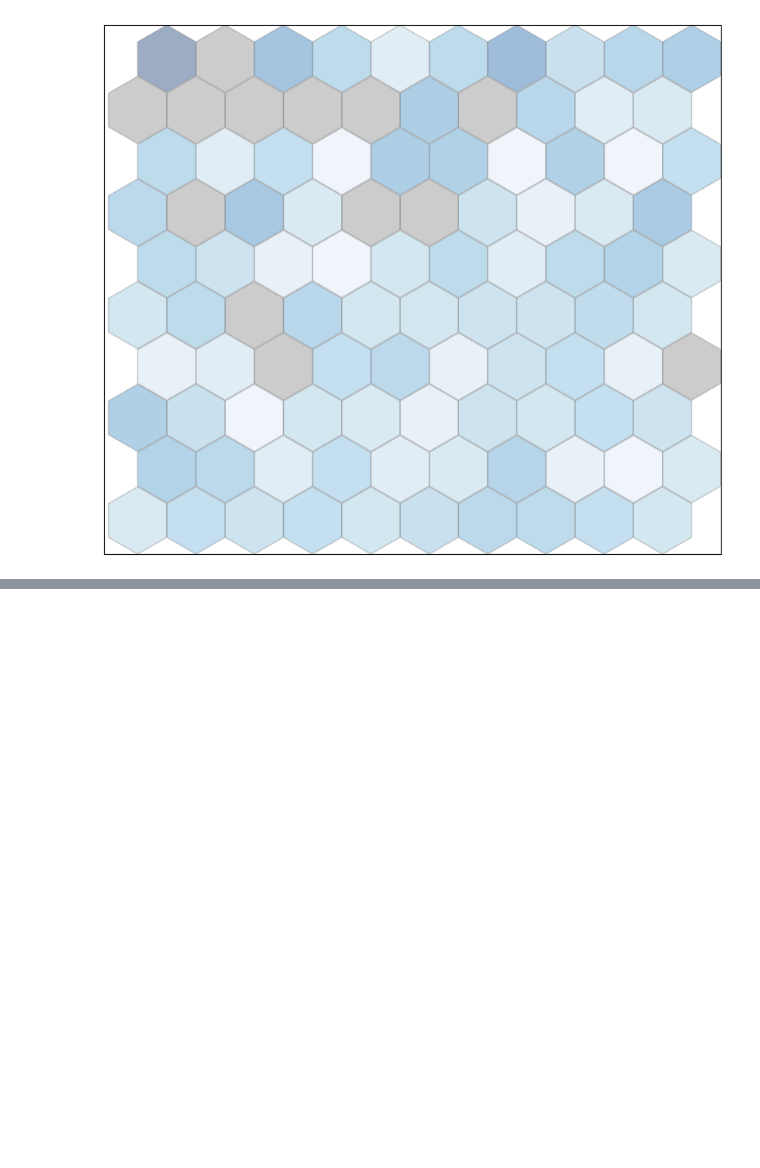
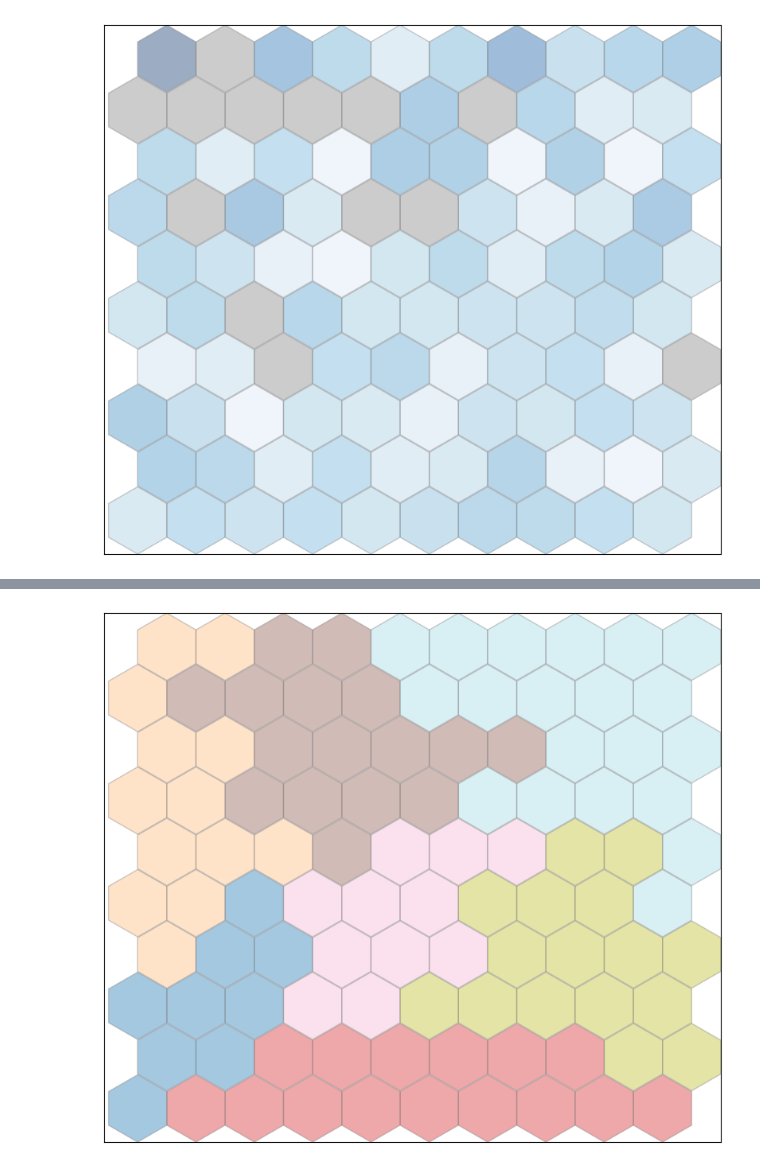
Before and after one commit to SZ-yang/SCSeq_LineageBarcoding, a Jupyter notebook: kevin/Writeup6_SOM/Writeup6_LARRY_SOM_entropy.ipynb, the cells around one changed output, grey strips where cells are left out. Cells and saved outputs as stored; diff of their text form; code cells hidden in the pictures; blank space fills up the shorter version.

Commit message:
Plotting the new coloring

```diff
--- a/kevin/Writeup6_SOM/Writeup6_LARRY_SOM_entropy.ipynb
+++ b/kevin/Writeup6_SOM/Writeup6_LARRY_SOM_entropy.ipynb
@@ -1252,0 +1275,12 @@ ax_cb
+# %%
+import numpy as np
+
+# Assuming `segments` is already defined
+# Define the values you want to replace
+values_to_replace = [49, 98, 94]
+
+# Replace these values with 66
+for value in values_to_replace:
+    segments[segments == value] = 66
+
+print(segments)
@@ -1252,0 +1404,71 @@ ax_cb
+# %%
+import numpy as np
+import matplotlib.pyplot as plt
+from matplotlib.patches import RegularPolygon
+from matplotlib import cm
+from mpl_toolkits.axes_grid1 import make_axes_locatable
+
+# Assuming 'segments' is your 2D array where each neuron has a cluster label
+# Example: segments = np.random.randint(0, 8, (20, 20))
+
+# Create a colormap for the clusters
+unique_segments = np.unique(segments)
+cmap = cm.get_cmap('tab20', len(unique_segments))  # Use a colormap with enough colors for clusters
+
+# Create a figure for the hexagonal grid visualization
+f = plt.figure(figsize=(10, 10))
+ax = f.add_subplot(111)
+
+ax.set_aspect('equal')
+
+# Define the radius of each hexagon
+radius = 1  # Adjust this if necessary
+
+# Create a hexagonal grid for the SOM
+for i in range(weights.shape[0]):
+    for j in range(weights.shape[1]):
+        # Calculate the y position with proper vertical spacing
+        wy = j * np.sqrt(3) * radius * 0.88
+
+        # Calculate the x position with proper horizontal spacing, stagger every other row
+        wx = i * np.sqrt(3) * radius
+
+        # Offset every other row by half a hexagon
+        if j % 2 == 1:
+            wx += np.sqrt(3)/2 * radius
+
+        # Get the cluster of the current neuron
+        cluster = segments[i, j]
+
+        # Use the cluster label to get a color from the colormap
+        hex_color = cmap(np.where(unique_segments == cluster)[0][0])
+        hex = RegularPolygon((wx, wy),
+                             numVertices=6,
+                             radius=radius,
+                             facecolor=hex_color,
+                             alpha=.4,
+                             edgecolor='gray')
+        ax.add_patch(hex)
+
+# Adjust the axis limits to fit the hexagonal grid properly
+ax.set_xlim(-radius, weights.shape[0] * np.sqrt(3) * radius)
+ax.set_ylim(-radius, weights.shape[1] * np.sqrt(3) * radius * 0.85)
+
+# Remove axis ticks for cleaner visualization
+ax.set_xticks([])
+ax.set_yticks([])
+
+# # Optional: Add color bar for clusters
+# divider = make_axes_locatable(plt.gca())
+# ax_cb = divider.new_horizontal(size="5%", pad=0.05)
+# plt.gcf().add_axes(ax_cb)
+
+# # Create a color bar with the unique clusters
+# norm = plt.Normalize(vmin=min(unique_segments), vmax=max(unique_segments))
+# sm = plt.cm.ScalarMappable(cmap=cmap, norm=norm)
+# sm.set_array([])
+# plt.colorbar(sm, cax=ax_cb, ticks=unique_segments)
+
+plt.show()
+# %% [output]
+[figure, added]
```
Also changed, not shown: parts of 7 cells of this notebook, 2 other files.
